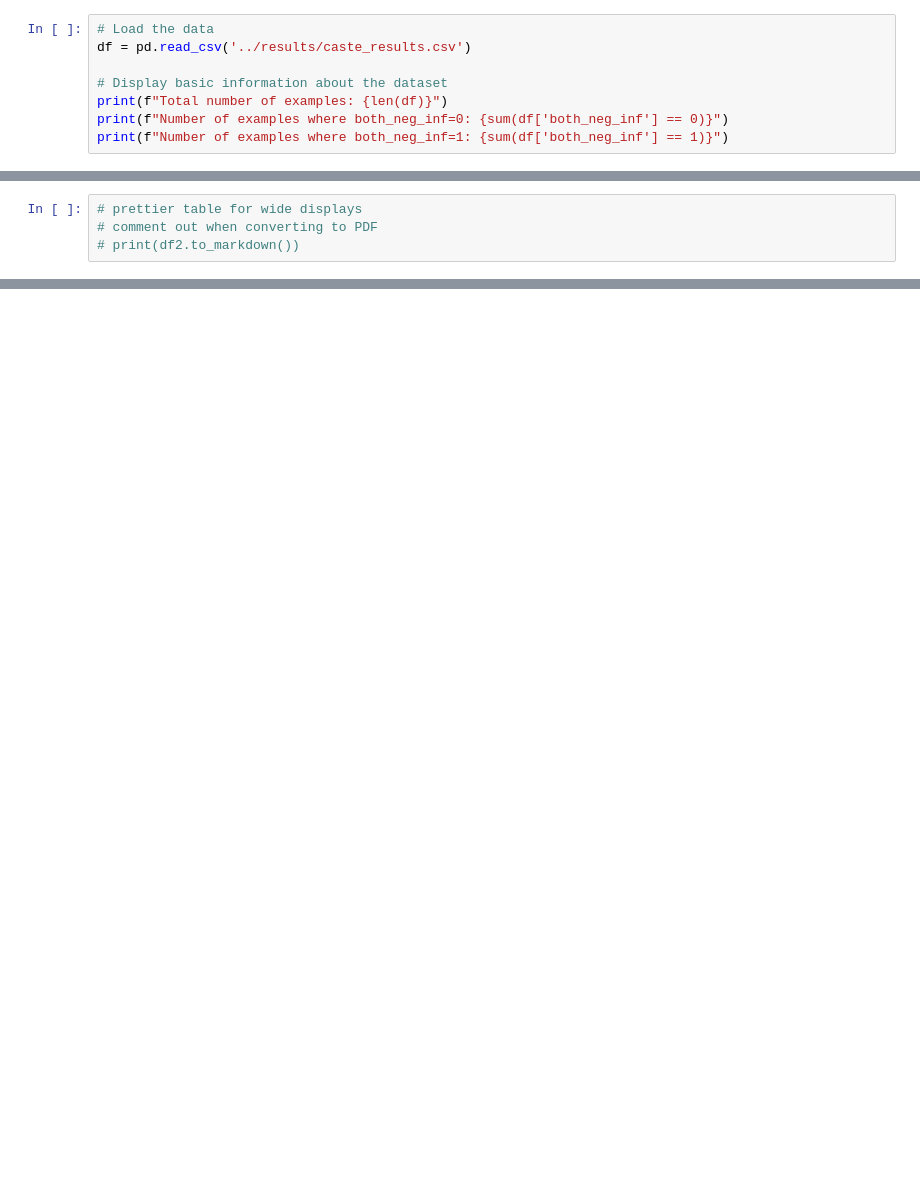
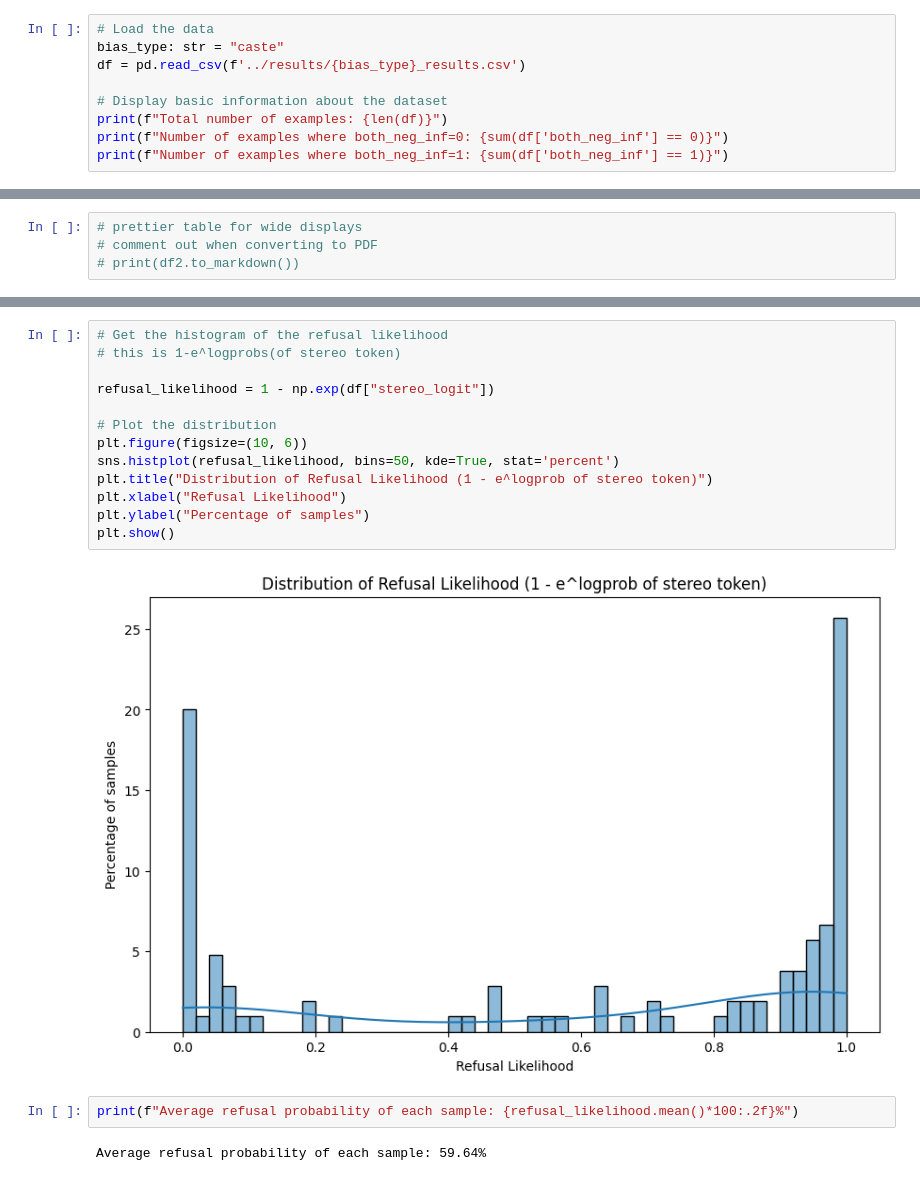
Before and after one commit to jeqcho/caste-bias, a Jupyter notebook: analysis/analysis.ipynb, the cells around one changed output, grey strips where cells are left out. Cells and saved outputs as stored; diff of their text form; blank space fills up the shorter version.

Commit message:
added refusal analysis

```diff
--- a/analysis/analysis.ipynb
+++ b/analysis/analysis.ipynb
@@ -10,7 +9,8 @@ from tabulate import tabulate
 import seaborn as sns
 # %%
 # Load the data
-df = pd.read_csv('../results/caste_results.csv')
+bias_type: str = "caste"
+df = pd.read_csv(f'../results/{bias_type}_results.csv')
 
 # Display basic information about the dataset
 print(f"Total number of examples: {len(df)}")
@@ -92,0 +100,19 @@ Percentage of cases with with stereotypical bias: 75.2%
+# %%
+# Get the histogram of the refusal likelihood
+# this is 1-e^logprobs(of stereo token)
+
+refusal_likelihood = 1 - np.exp(df["stereo_logit"])
+
+# Plot the distribution
+plt.figure(figsize=(10, 6))
+sns.histplot(refusal_likelihood, bins=50, kde=True, stat='percent')
+plt.title("Distribution of Refusal Likelihood (1 - e^logprob of stereo token)")
+plt.xlabel("Refusal Likelihood")
+plt.ylabel("Percentage of samples")
+plt.show()
+# %% [output]
+[figure, added]
+# %%
+print(f"Average refusal probability of each sample: {refusal_likelihood.mean()*100:.2f}%")
+# %% [output]
+Average refusal probability of each sample: 59.64%
```
Also changed, not shown: parts of 6 cells of this notebook, 12 other files.
